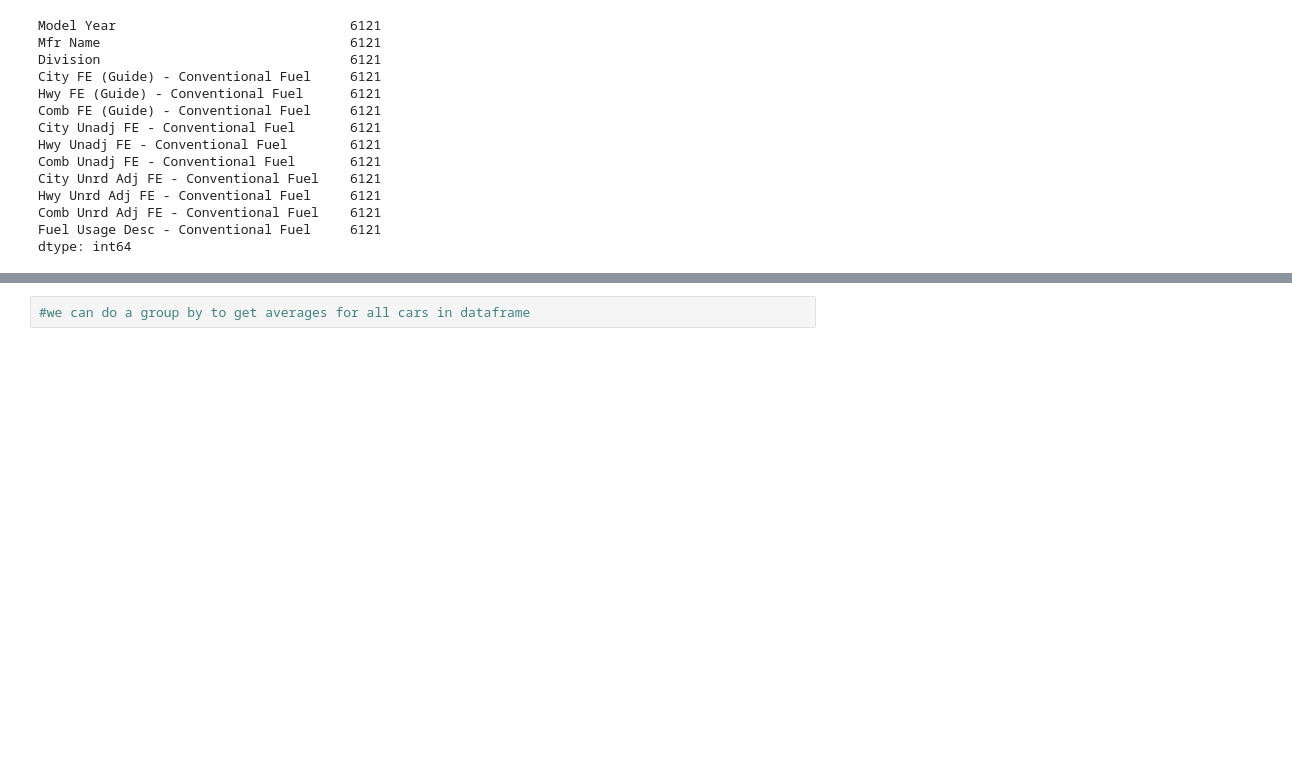
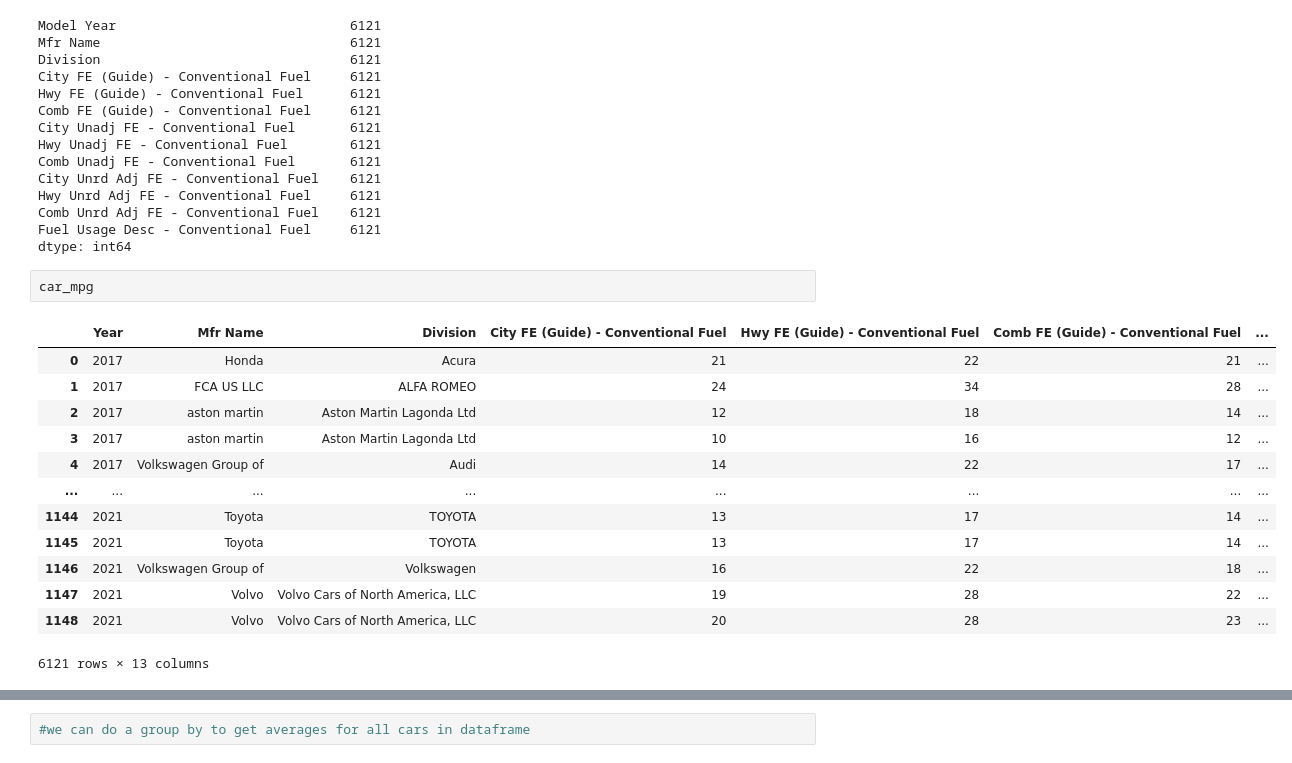
Before and after one commit to JessePRN/Project2Team7, a Jupyter notebook: us_fuel_prices_etl-Yi.ipynb, the cells around one changed output, grey strips where cells are left out. Cells and saved outputs as stored; diff of their text form; blank space fills up the shorter version.

```diff
--- a/us_fuel_prices_etl-Yi.ipynb
+++ b/us_fuel_prices_etl-Yi.ipynb
@@ -218,3 +214,19 @@ Hwy Unrd Adj FE - Conventional Fuel     6121
 Comb Unrd Adj FE - Conventional Fuel    6121
 Fuel Usage Desc - Conventional Fuel     6121
 dtype: int64
+# %%
+car_mpg
+# %% [output]
+|  | Year | Mfr Name | Division | City FE (Guide) - Conventional Fuel | Hwy FE (Guide) - Conventional Fuel | Comb FE (Guide) - Conventional Fuel | ... |
+| 0 | 2017 | Honda | Acura | 21 | 22 | 21 | ... |
+| 1 | 2017 | FCA US LLC | ALFA ROMEO | 24 | 34 | 28 | ... |
+| 2 | 2017 | aston martin | Aston Martin Lagonda Ltd | 12 | 18 | 14 | ... |
+| 3 | 2017 | aston martin | Aston Martin Lagonda Ltd | 10 | 16 | 12 | ... |
+| 4 | 2017 | Volkswagen Group of | Audi | 14 | 22 | 17 | ... |
+| ... | ... | ... | ... | ... | ... | ... | ... |
+| 1144 | 2021 | Toyota | TOYOTA | 13 | 17 | 14 | ... |
+| 1145 | 2021 | Toyota | TOYOTA | 13 | 17 | 14 | ... |
+| 1146 | 2021 | Volkswagen Group of | Volkswagen | 16 | 22 | 18 | ... |
+| 1147 | 2021 | Volvo | Volvo Cars of North America, LLC | 19 | 28 | 22 | ... |
+| 1148 | 2021 | Volvo | Volvo Cars of North America, LLC | 20 | 28 | 23 | ... |
+6121 rows × 13 columns
```
Also changed, not shown: parts of 14 cells of this notebook.
